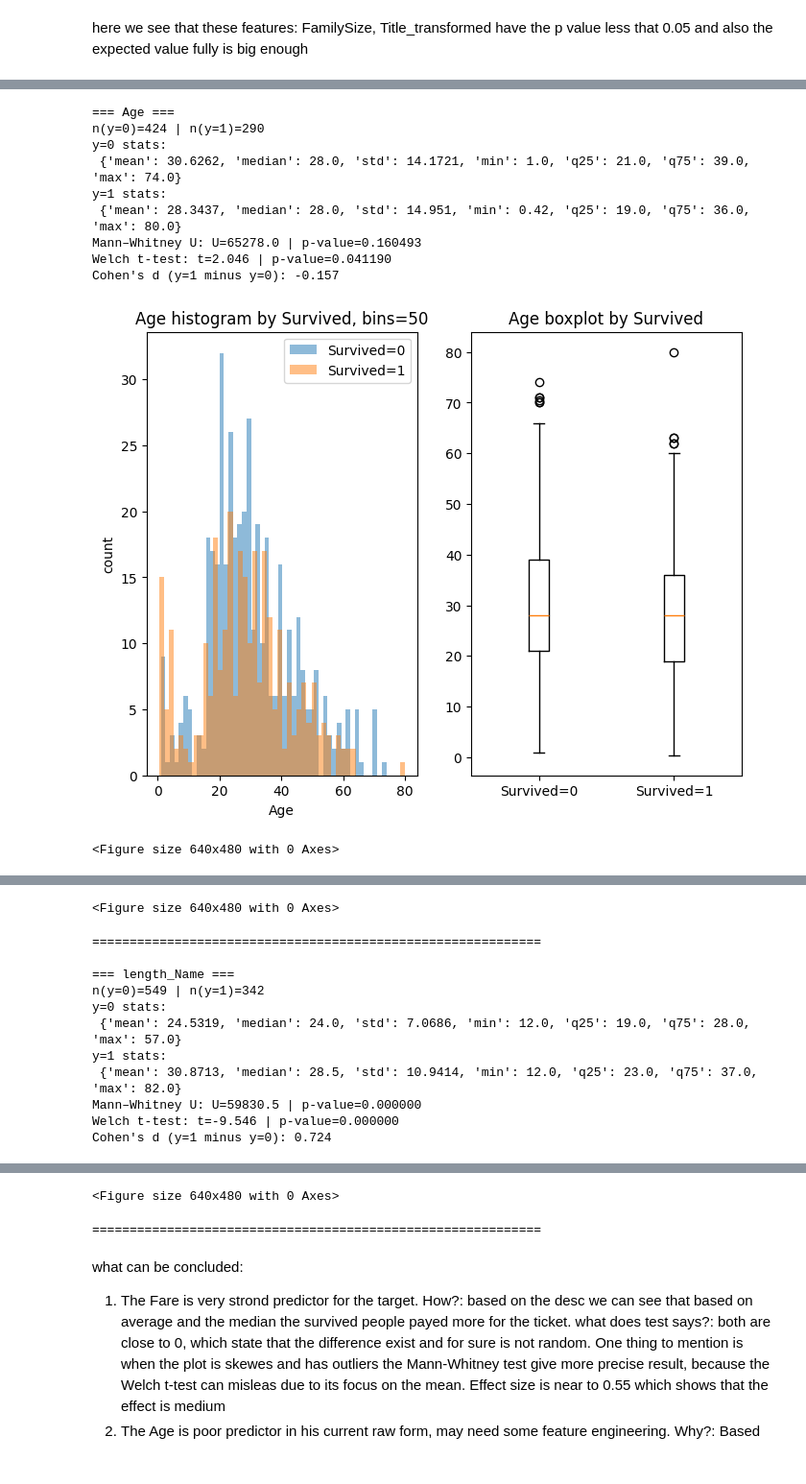
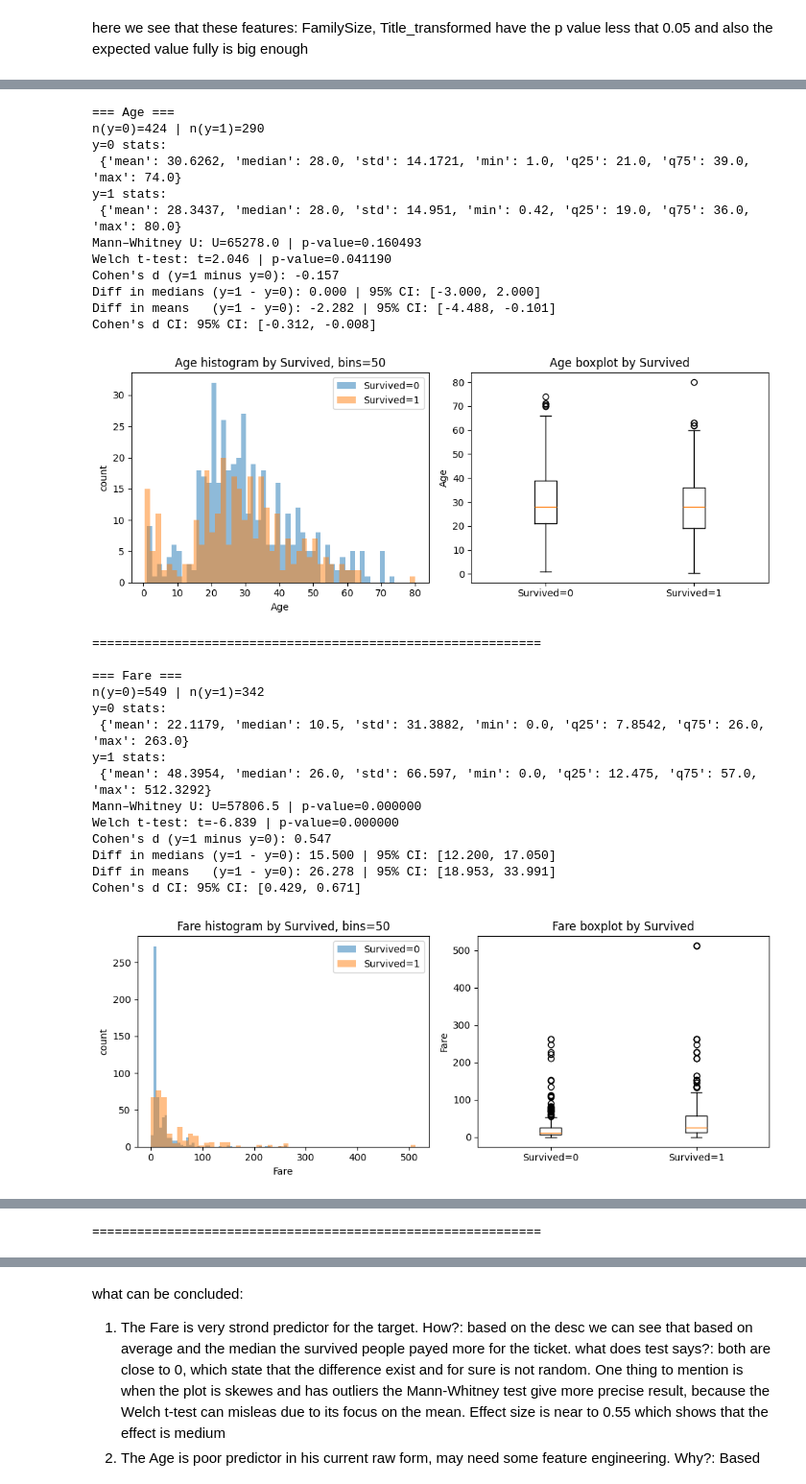
Before and after one commit to aibarC/titanic-ml-optuna, a Jupyter notebook: notebooks/01_EDA_feature_engineering.ipynb, the cells around one changed output, grey strips where cells are left out. Shown at 96% size. Cells and saved outputs as stored; diff of their text form; code cells hidden in the pictures.

```diff
--- a/notebooks/01_EDA_feature_engineering.ipynb
+++ b/notebooks/01_EDA_feature_engineering.ipynb
@@ -271,7 +276,7 @@ for col in cat_cols.drop('Survived'):
 [figure]
 # %%
 fig, axes =plt.subplots(figsize=(12, 14), ncols=2, nrows=3)
-for i, col in enumerate(num_cols.drop('PassengerId')):
+for i, col in enumerate(num_cols.drop(['PassengerId', 'Survived'])):
     sns.boxplot(x='Survived', y=col, data=df, ax=axes[i , 0])
     axes[i, 0].set_title(f'Boxplot of {col} by Survival Status')
     axes[i, 0].set_xlabel('Survived')
@@ -302,22 +307,3 @@ our hypothesis are:
 when the p value can be treated as trustworthy:
 
     for it we need to look at other parameters such as expected. the threshold for expected is assumed to be >=5. but if it is less then the p value in not trustworthy.
-# %%
-def cat_vs_target(col):
-    tab = pd.crosstab(df[col], df["Survived"])
-    rate = df.groupby(col)["Survived"].mean().sort_values(ascending=False)
-    print(f"\n=== {col} ===")
-    print("Survival rate:\n", rate)
-    print("\nCrosstab:\n", tab)
-
-    # Chi-square (general)
-    chi2, p_chi, dof, expected = stats.chi2_contingency(tab)
-
-    # Use Fisher if 2x2 and expected counts are small
-    if tab.shape == (2, 2) and expected.min() < 5:
-        oddsratio, p = stats.fisher_exact(tab.values)
-        print(f"Fisher exact p-value: {p:.6f} | odds_ratio={oddsratio:.3f}")
-    else:
-        print(f"Chi-square p-value: {p_chi:.6f} | dof={dof}")
-    print(f"Expected values:\n{expected}")
-    print(f"======"*10)
@@ -324,5 +362,5 @@ def cat_vs_target(col):
 # %%
-for col in cat_cols.drop('Survived'):
+for col in cat_cols:
     cat_vs_target(col)
 # %% [output]
 === Pclass ===
@@ -349,7 +392,7 @@ What can be understood from these:
 2) there is no difference in distribution in features such (Ticket_is_digit), for now i am not gonna remove to see the importance the basemodel give to it
 3) the table shows that there is a clear diff in the features such (Title, FamilySize), but this data can not be considered as trustworthy because of the expected value it returns(which is less than 5 partially or fully). we can not immediately conclude that these features do not differ, that is why we need to deal with the inital problem occuring for less expected value, which is a lot of classes with low occurence which is true in our case(it can be seen with crosstab). Special case happens in the feature Cabin_symbol, where are some values in expected less than 5, but in that case we can not do any other reforming or simplyfying. Approaches for dealing with the feature such (Title, FamilySize) we can either put each class with low occurence to new class such "Rare", which will be done for Title with a lot of titles that occur less, or group the classes into another one(f.e. 1->alone, 1-4->midsize_family, 4+->large_family), which will be done for FamilySize, and then again testes them
 # %%
-df['FamilySize'] = pd.cut(df['FamilySize'], bins=[0, 1, 4, np.inf], labels=['Alone', 'MidSizeFamily', 'LargeFamily'])
+df['FamilySize_cluster'] = pd.cut(df['FamilySize'], bins=[0, 1, 4, np.inf], labels=['Alone', 'MidSizeFamily', 'LargeFamily'])
 # %%
 vc=df['Title'].value_counts()
 rare_titles = vc[vc<10].index
@@ -461,17 +557,34 @@ def num_vs_target(col, target="Survived", show_effect=True, bins=50, plot=True):
 # %%
-for col in num_cols.drop('PassengerId'):
+for col in num_cols.drop(['PassengerId', 'Survived']):
     num_vs_target(col)
 # %% [output]
 === Age ===
 n(y=0)=424 | n(y=1)=290
 y=0 stats:
  {'mean': 30.6262, 'median': 28.0, 'std': 14.1721, 'min': 1.0, 'q25': 21.0, 'q75': 39.0, 'max': 74.0}
 y=1 stats:
  {'mean': 28.3437, 'median': 28.0, 'std': 14.951, 'min': 0.42, 'q25': 19.0, 'q75': 36.0, 'max': 80.0}
 Mann–Whitney U: U=65278.0 | p-value=0.160493
 Welch t-test: t=2.046 | p-value=0.041190
 Cohen's d (y=1 minus y=0): -0.157
+Diff in medians (y=1 - y=0): 0.000 | 95% CI: [-3.000, 2.000]
+Diff in means   (y=1 - y=0): -2.282 | 95% CI: [-4.488, -0.101]
+Cohen's d CI: 95% CI: [-0.312, -0.008]
-[figure, old version]
+[figure, new version]
-<Figure size 640x480 with 0 Axes>
+============================================================
+
+=== Fare ===
+n(y=0)=549 | n(y=1)=342
+y=0 stats:
+ {'mean': 22.1179, 'median': 10.5, 'std': 31.3882, 'min': 0.0, 'q25': 7.8542, 'q75': 26.0, 'max': 263.0}
+y=1 stats:
+ {'mean': 48.3954, 'median': 26.0, 'std': 66.597, 'min': 0.0, 'q25': 12.475, 'q75': 57.0, 'max': 512.3292}
+Mann–Whitney U: U=57806.5 | p-value=0.000000
+Welch t-test: t=-6.839 | p-value=0.000000
+Cohen's d (y=1 minus y=0): 0.547
+Diff in medians (y=1 - y=0): 15.500 | 95% CI: [12.200, 17.050]
+Diff in means   (y=1 - y=0): 26.278 | 95% CI: [18.953, 33.991]
+Cohen's d CI: 95% CI: [0.429, 0.671]
+[figure, new version]
 ============================================================
 
@@ -488,12 +604 @@ Cohen's d (y=1 minus y=0): 0.547
-<Figure size 640x480 with 0 Axes>
+============================================================
-============================================================
-
-=== length_Name ===
-n(y=0)=549 | n(y=1)=342
-y=0 stats:
- {'mean': 24.5319, 'median': 24.0, 'std': 7.0686, 'min': 12.0, 'q25': 19.0, 'q75': 28.0, 'max': 57.0}
-y=1 stats:
- {'mean': 30.8713, 'median': 28.5, 'std': 10.9414, 'min': 12.0, 'q25': 23.0, 'q75': 37.0, 'max': 82.0}
-Mann–Whitney U: U=59830.5 | p-value=0.000000
-Welch t-test: t=-9.546 | p-value=0.000000
-Cohen's d (y=1 minus y=0): 0.724
@@ -501,5 +605,3 @@ Cohen's d (y=1 minus y=0): 0.724
-<Figure size 640x480 with 0 Axes>
-============================================================
 # %% [markdown]
 what can be concluded:
 1) The Fare is very strond predictor for the target. How?: based on the desc we can see that based on average and the median the survived people payed more for the ticket. what does test says?: both are close to 0, which state that the difference exist and for sure is not random. One thing to mention is when the plot is skewes and has outliers the Mann-Whitney test give more precise result, because the Welch t-test can misleas due to its focus on the mean.   Effect size is near to 0.55 which shows that the effect is medium
```
Also changed, not shown: parts of 21 cells of this notebook.
